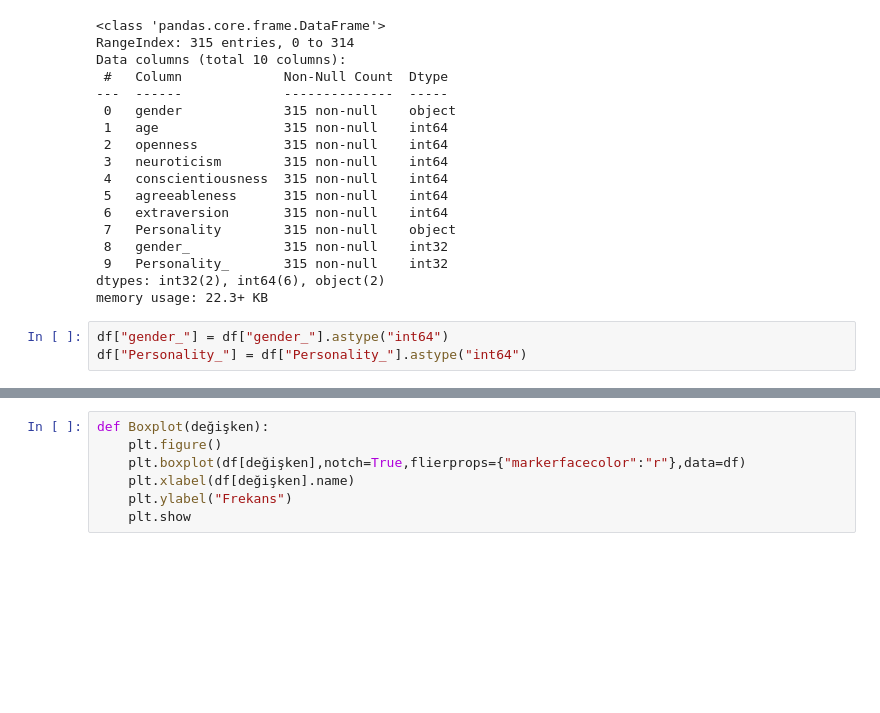
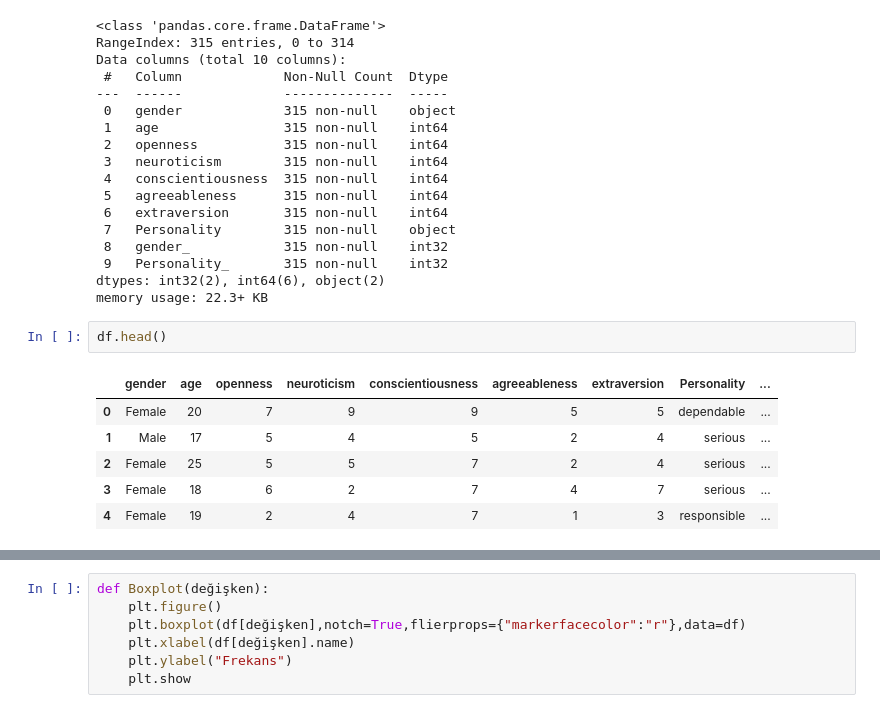
Before and after one commit to ahmetyasintat/PersonalityMlApp, a Jupyter notebook: psyc.ipynb, the cells around one changed output, grey strips where cells are left out. Cells and saved outputs as stored; diff of their text form; blank space fills up the shorter version.

```diff
--- a/psyc.ipynb
+++ b/psyc.ipynb
@@ -108,9 +108,15 @@ Data columns (total 10 columns):
  9   Personality_       315 non-null    int32
 dtypes: int32(2), int64(6), object(2)
 memory usage: 22.3+ KB
-# %%
-df["gender_"] = df["gender_"].astype("int64")
-df["Personality_"] = df["Personality_"].astype("int64")
+# %%
+df.head()
+# %% [output]
+|  | gender | age | openness | neuroticism | conscientiousness | agreeableness | extraversion | Personality | ... |
+| 0 | Female | 20 | 7 | 9 | 9 | 5 | 5 | dependable | ... |
+| 1 | Male | 17 | 5 | 4 | 5 | 2 | 4 | serious | ... |
+| 2 | Female | 25 | 5 | 5 | 7 | 2 | 4 | serious | ... |
+| 3 | Female | 18 | 6 | 2 | 7 | 4 | 7 | serious | ... |
+| 4 | Female | 19 | 2 | 4 | 7 | 1 | 3 | responsible | ... |
 # %%
 df.info()
 # %% [output]
```
Also changed, not shown: parts of 8 cells of this notebook, 2 other files.
